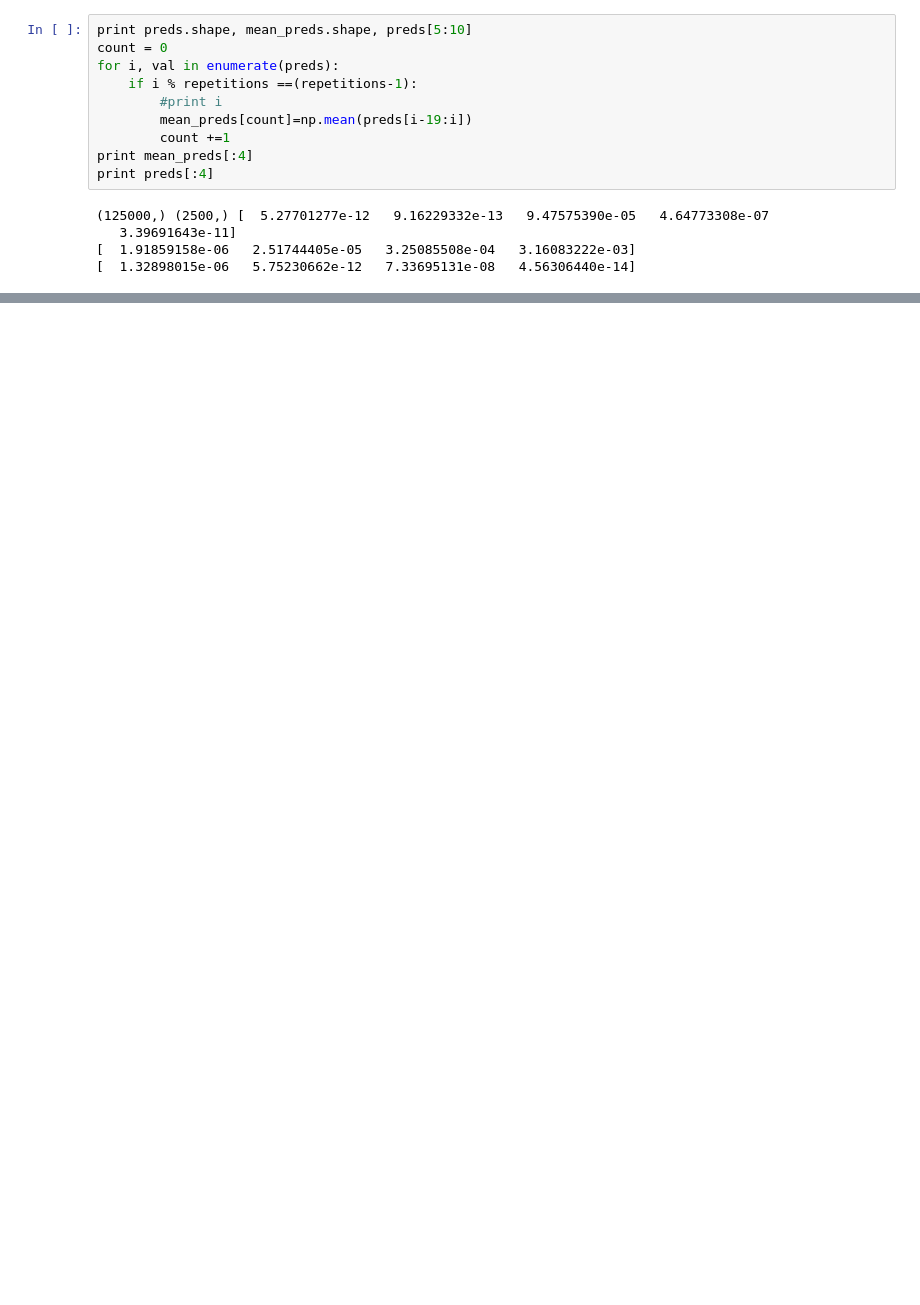
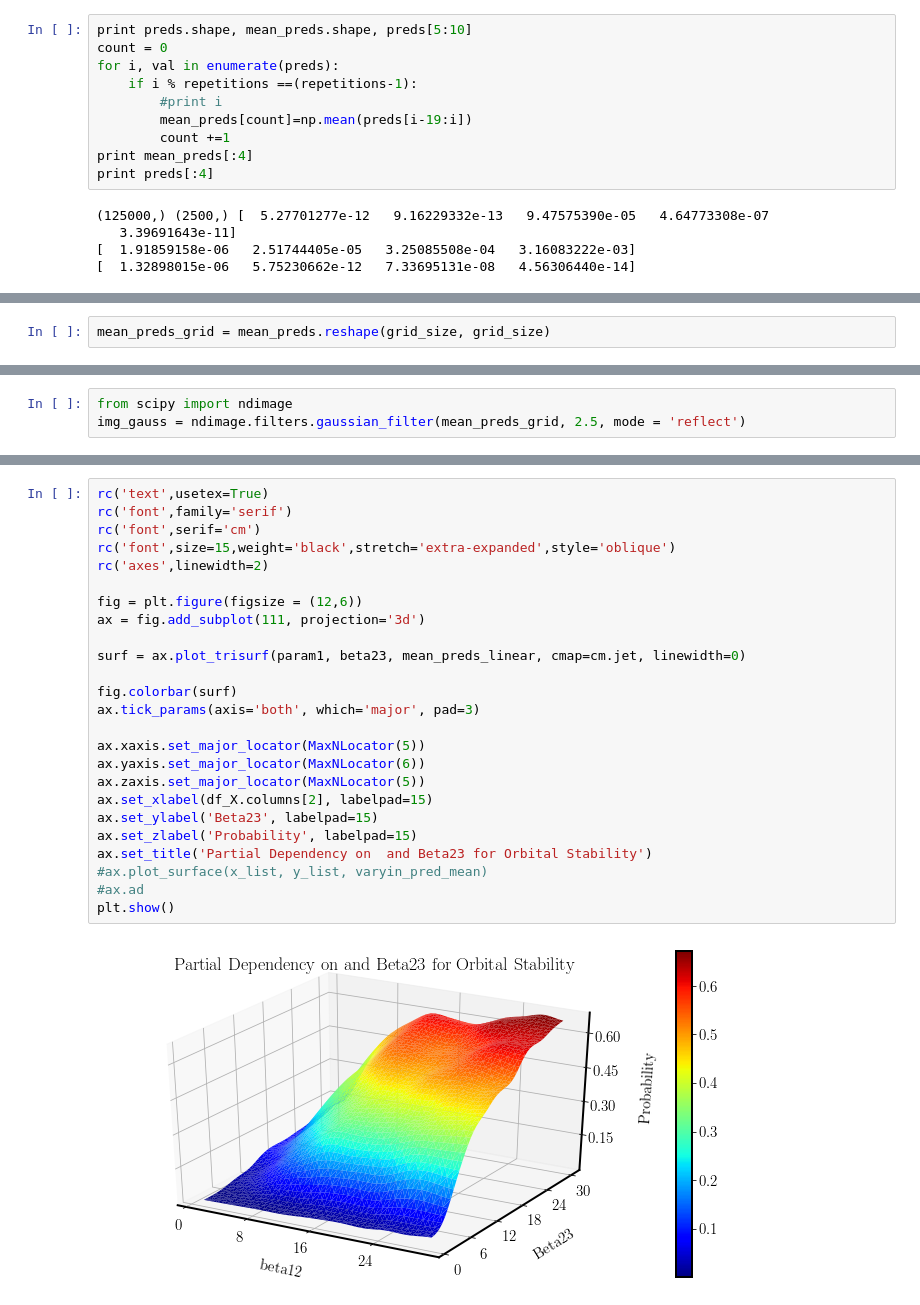
Before and after one commit to dtamayo/MLstability, a Jupyter notebook: Analysis/PDP_MC.ipynb, the cells around one changed output, grey strips where cells are left out. Saved outputs shown, nothing was run; the diff lists cells and outputs as text; blank space fills up the shorter version.

```diff
--- a/Analysis/PDP_MC.ipynb
+++ b/Analysis/PDP_MC.ipynb
@@ -375,0 +362,2 @@ plt.show()
+# %%
+mean_preds_grid = mean_preds.reshape(grid_size, grid_size)
@@ -375,0 +366,3 @@ plt.show()
+# %%
+from scipy import ndimage
+img_gauss = ndimage.filters.gaussian_filter(mean_preds_grid, 2.5, mode = 'reflect')
@@ -375,0 +379,27 @@ plt.show()
+# %%
+rc('text',usetex=True)
+rc('font',family='serif')
+rc('font',serif='cm')
+rc('font',size=15,weight='black',stretch='extra-expanded',style='oblique')
+rc('axes',linewidth=2)
+
+fig = plt.figure(figsize = (12,6))
+ax = fig.add_subplot(111, projection='3d')
+
+surf = ax.plot_trisurf(param1, beta23, mean_preds_linear, cmap=cm.jet, linewidth=0)
+
+fig.colorbar(surf)
+ax.tick_params(axis='both', which='major', pad=3)
+
+ax.xaxis.set_major_locator(MaxNLocator(5))
+ax.yaxis.set_major_locator(MaxNLocator(6))
+ax.zaxis.set_major_locator(MaxNLocator(5))
+ax.set_xlabel(df_X.columns[2], labelpad=15)
+ax.set_ylabel('Beta23', labelpad=15)
+ax.set_zlabel('Probability', labelpad=15)
+ax.set_title('Partial Dependency on  and Beta23 for Orbital Stability')
+#ax.plot_surface(x_list, y_list, varyin_pred_mean)
+#ax.ad
+plt.show()
+# %% [output]
+[figure, added]
```
Also changed, not shown: parts of 16 cells of this notebook, 8 other files.
